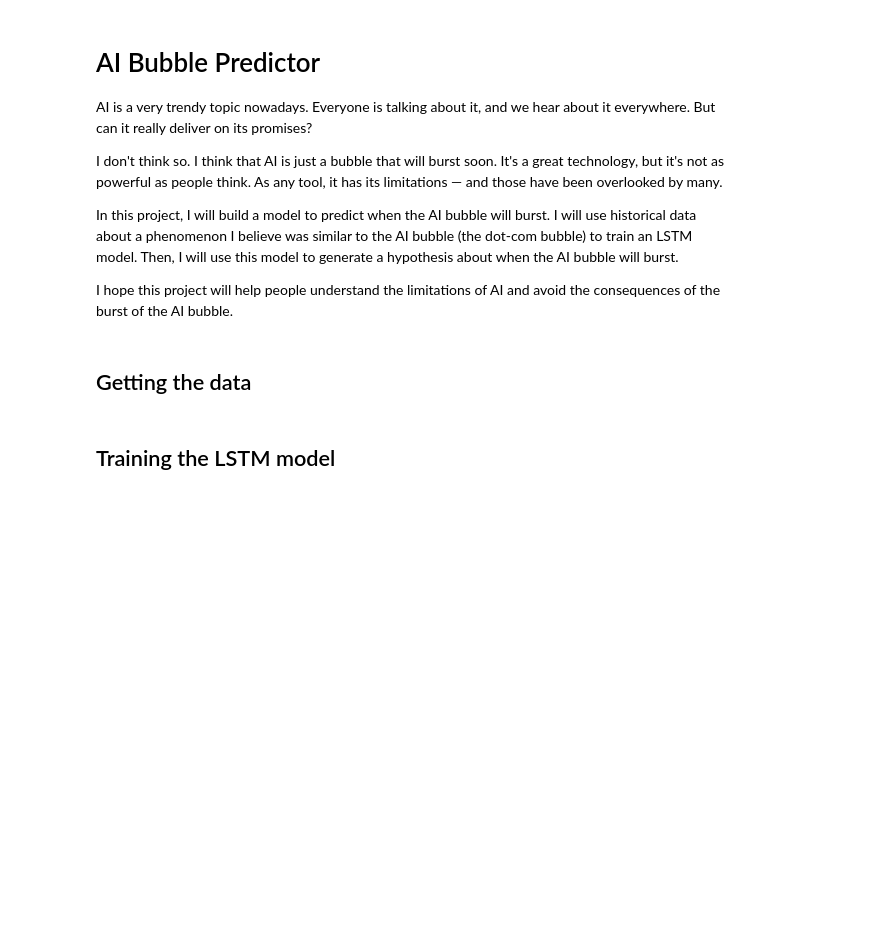
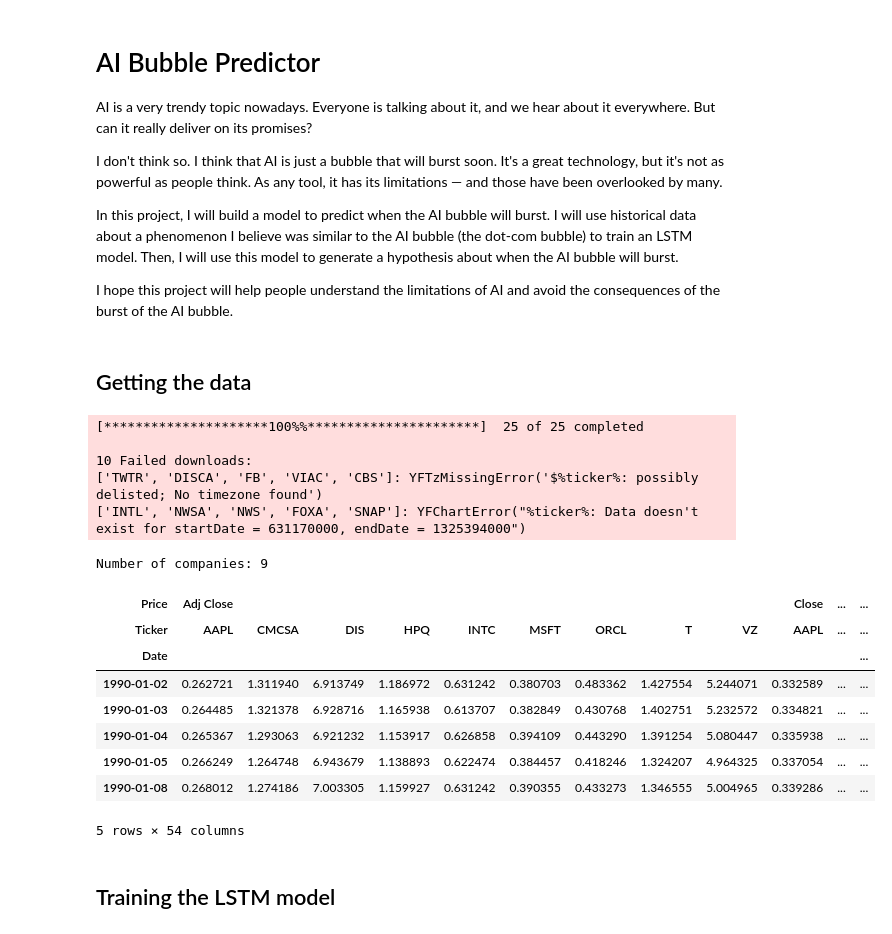
Before and after one commit to ACMCMC/ai-bubble-predictor, a Jupyter notebook: train.ipynb, the cells around one changed output. Drawn from its saved outputs; the diff is of its cells as text; code cells hidden in the pictures; blank space fills up the shorter version.

```diff
--- a/train.ipynb
+++ b/train.ipynb
@@ -13,27 +13,43 @@ I hope this project will help people understand the limitations of AI and avoid
 # %%
 # First, get stock market data about the dot-com bubble
 
 import pandas as pd
 import numpy as np
 import yfinance as yf
 import matplotlib.pyplot as plt
 import datetime
 
 # Get the stock data
-full_timeframe_start = datetime.datetime(1996, 1, 1)
-full_timeframe_end = datetime.datetime(2006, 1, 1)
+full_timeframe_start = datetime.datetime(1990, 1, 1)
+full_timeframe_end = datetime.datetime(2012, 1, 1)
 companies = ['MSFT', 'AAPL', 'AMZN', 'INTL', 'ORCL', 'INTC', 'QCOM', 'HPQ', 'EBAY', 'VZ', 'T', 'GOOGL', 'FB', 'TWTR', 'SNAP', 'TSLA', 'NFLX', 'DIS', 'CMCSA', 'FOXA', 'DISCA', 'VIAC', 'NWSA', 'NWS', 'CBS']
 stock_data = yf.download(tickers=companies, start=full_timeframe_start, end=full_timeframe_end)
 # Remove those columns that have any NaN values
 stock_data = stock_data.dropna(axis=1)
 companies = stock_data.columns.get_level_values(1).unique()
 num_companies = len(companies)
 print(f"Number of companies: {num_companies}")
 
 # Save the data to a CSV file
 stock_data.to_csv('stock_data.csv')
 
 display(stock_data.head())
+# %% [output]
+[*********************100%%**********************]  25 of 25 completed
+
+10 Failed downloads:
+['TWTR', 'DISCA', 'FB', 'VIAC', 'CBS']: YFTzMissingError('$%ticker%: possibly delisted; No timezone found')
+['INTL', 'NWSA', 'NWS', 'FOXA', 'SNAP']: YFChartError("%ticker%: Data doesn't exist for startDate = 631170000, endDate = 1325394000")
+Number of companies: 9
+| Price | Adj Close |  |  |  |  |  |  |  |  | Close | ... | ... |
+| Ticker | AAPL | CMCSA | DIS | HPQ | INTC | MSFT | ORCL | T | VZ | AAPL | ... | ... |
+| Date |  |  |  |  |  |  |  |  |  |  |  | ... |
+| 1990-01-02 | 0.262721 | 1.311940 | 6.913749 | 1.186972 | 0.631242 | 0.380703 | 0.483362 | 1.427554 | 5.244071 | 0.332589 | ... | ... |
+| 1990-01-03 | 0.264485 | 1.321378 | 6.928716 | 1.165938 | 0.613707 | 0.382849 | 0.430768 | 1.402751 | 5.232572 | 0.334821 | ... | ... |
+| 1990-01-04 | 0.265367 | 1.293063 | 6.921232 | 1.153917 | 0.626858 | 0.394109 | 0.443290 | 1.391254 | 5.080447 | 0.335938 | ... | ... |
+| 1990-01-05 | 0.266249 | 1.264748 | 6.943679 | 1.138893 | 0.622474 | 0.384457 | 0.418246 | 1.324207 | 4.964325 | 0.337054 | ... | ... |
+| 1990-01-08 | 0.268012 | 1.274186 | 7.003305 | 1.159927 | 0.631242 | 0.390355 | 0.433273 | 1.346555 | 5.004965 | 0.339286 | ... | ... |
+5 rows × 54 columns
 # %% [markdown]
 ## Training the LSTM model
 # %%
```
Also changed, not shown: parts of 10 cells of this notebook.
